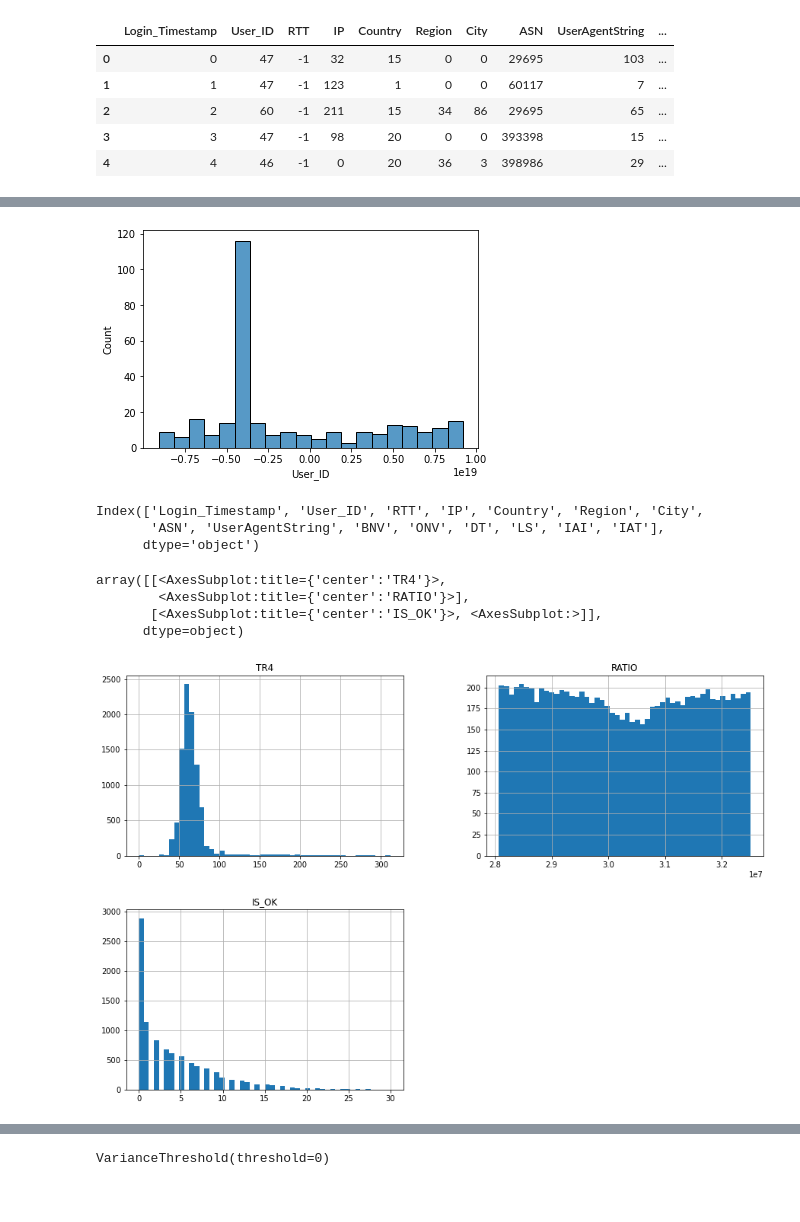
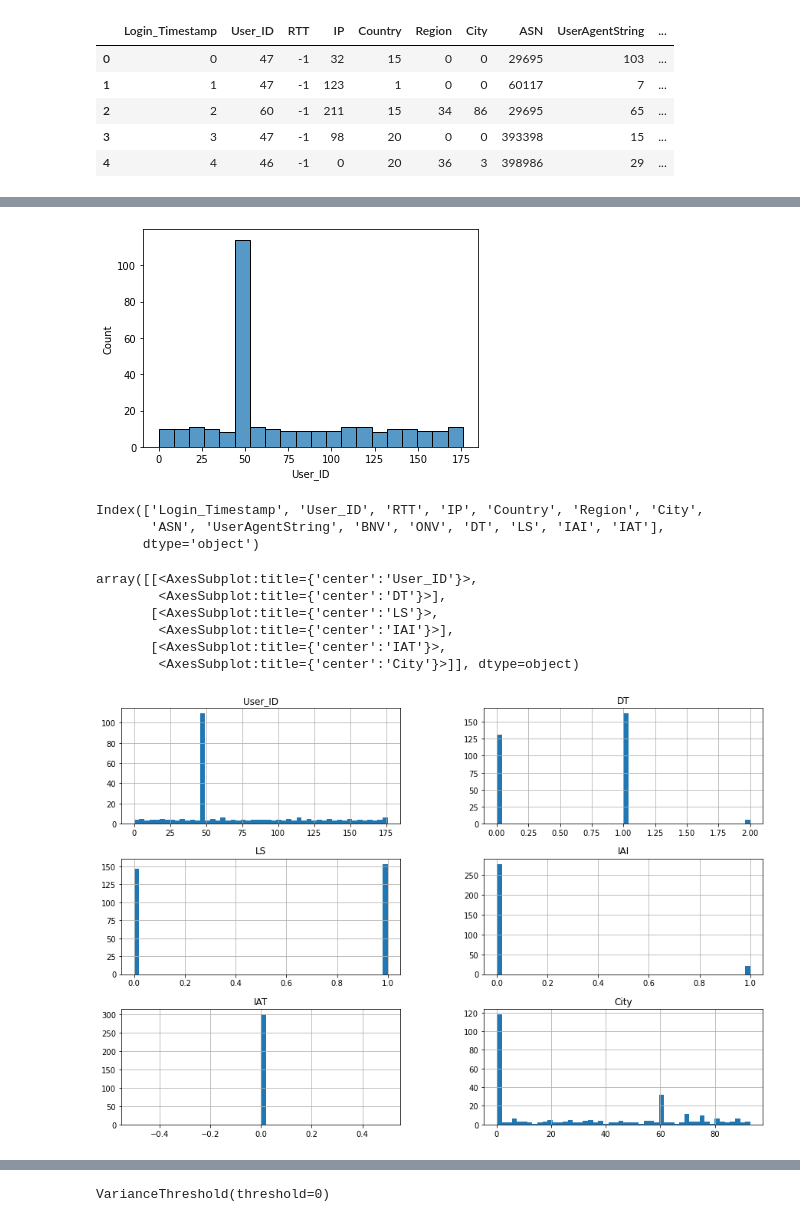
Before and after one commit to digitalhemanth/Data-Science, a Jupyter notebook: Scikit Learn/dataset_2/spark_hadoop_ml_2.ipynb, the cells around one changed output, grey strips where cells are left out. Drawn from its saved outputs; the diff is of its cells as text; code cells hidden in the pictures.

```diff
--- a/Scikit Learn/dataset_2/spark_hadoop_ml_2.ipynb
+++ b/Scikit Learn/dataset_2/spark_hadoop_ml_2.ipynb
@@ -195,6 +189,8 @@ df['LS'] = pd.Categorical(df['LS'])
 df['LS'] = df.LS.cat.codes
 df['IAI'] = pd.Categorical(df['IAI'])
 df['IAI'] = df.IAI.cat.codes
+df['Country'] = pd.Categorical(df['Country'])
+df['Country'] = df.Country.cat.codes
 # %%
 df.head()
 # %% [output]
@@ -214,7 +230,7 @@ import matplotlib.pyplot as plt
 sns.histplot(data=df, x="User_ID", bins=20)
 plt.show()
 # %% [output]
-[figure, old version]
+[figure, new version]
 # %%
 df.columns
 # %% [output]
@@ -223,12 +239,14 @@ Index(['Login_Timestamp', 'User_ID', 'RTT', 'IP', 'Country', 'Region', 'City',
       dtype='object')
 # %%
 
-clist = ['TR4', 'RATIO', 'IS_OK']
+clist = ['User_ID','DT', 'LS', 'IAI', 'IAT','City']
 df_hist = df[clist]
 df_hist.hist(bins=50, figsize=(15,10))
 # %% [output]
-array([[<AxesSubplot:title={'center':'TR4'}>,
-        <AxesSubplot:title={'center':'RATIO'}>],
-       [<AxesSubplot:title={'center':'IS_OK'}>, <AxesSubplot:>]],
-      dtype=object)
+array([[<AxesSubplot:title={'center':'User_ID'}>,
+        <AxesSubplot:title={'center':'DT'}>],
+       [<AxesSubplot:title={'center':'LS'}>,
+        <AxesSubplot:title={'center':'IAI'}>],
+       [<AxesSubplot:title={'center':'IAT'}>,
+        <AxesSubplot:title={'center':'City'}>]], dtype=object)
-[figure, old version]
+[figure, new version]
```
Also changed, not shown: parts of 41 cells of this notebook, 4 other files.
